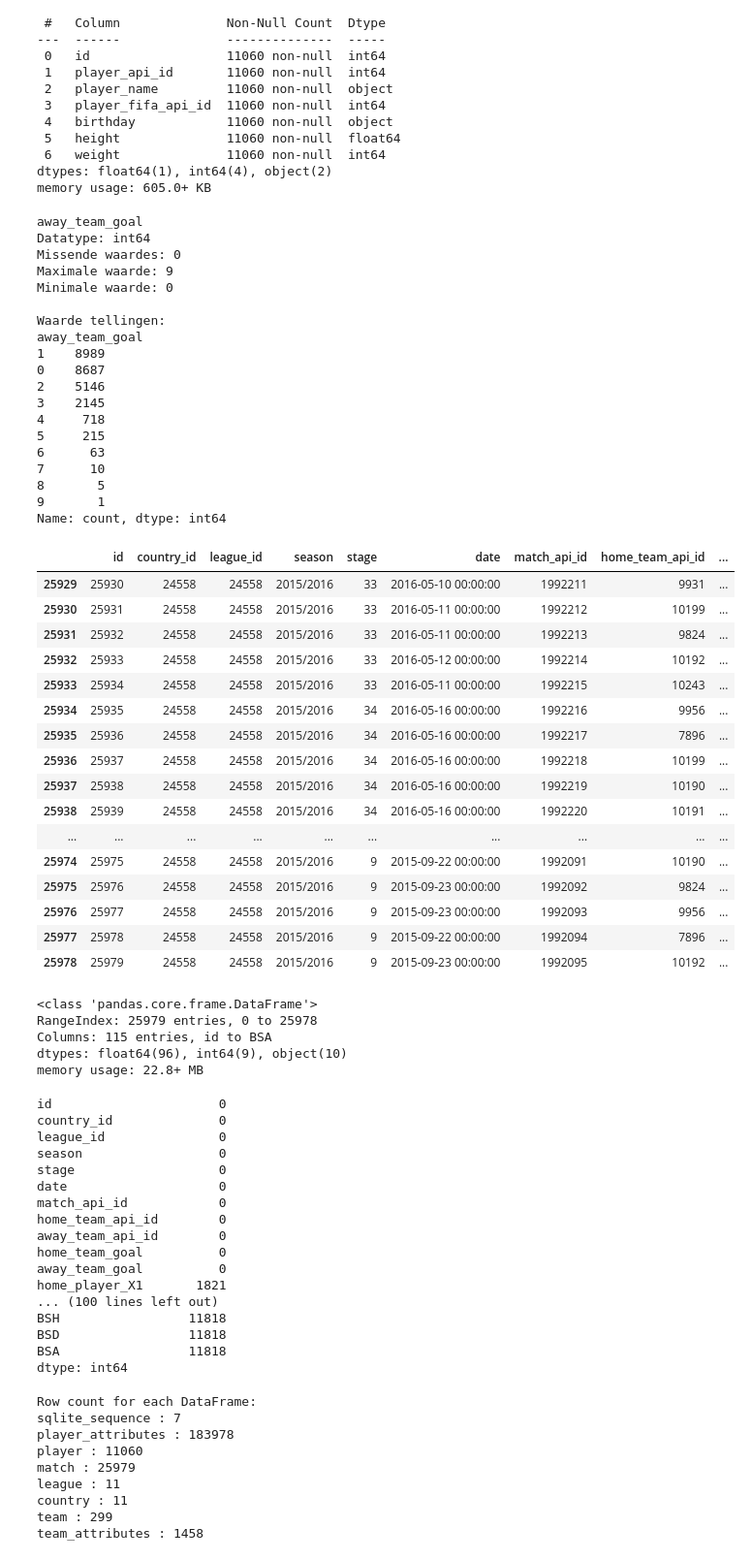
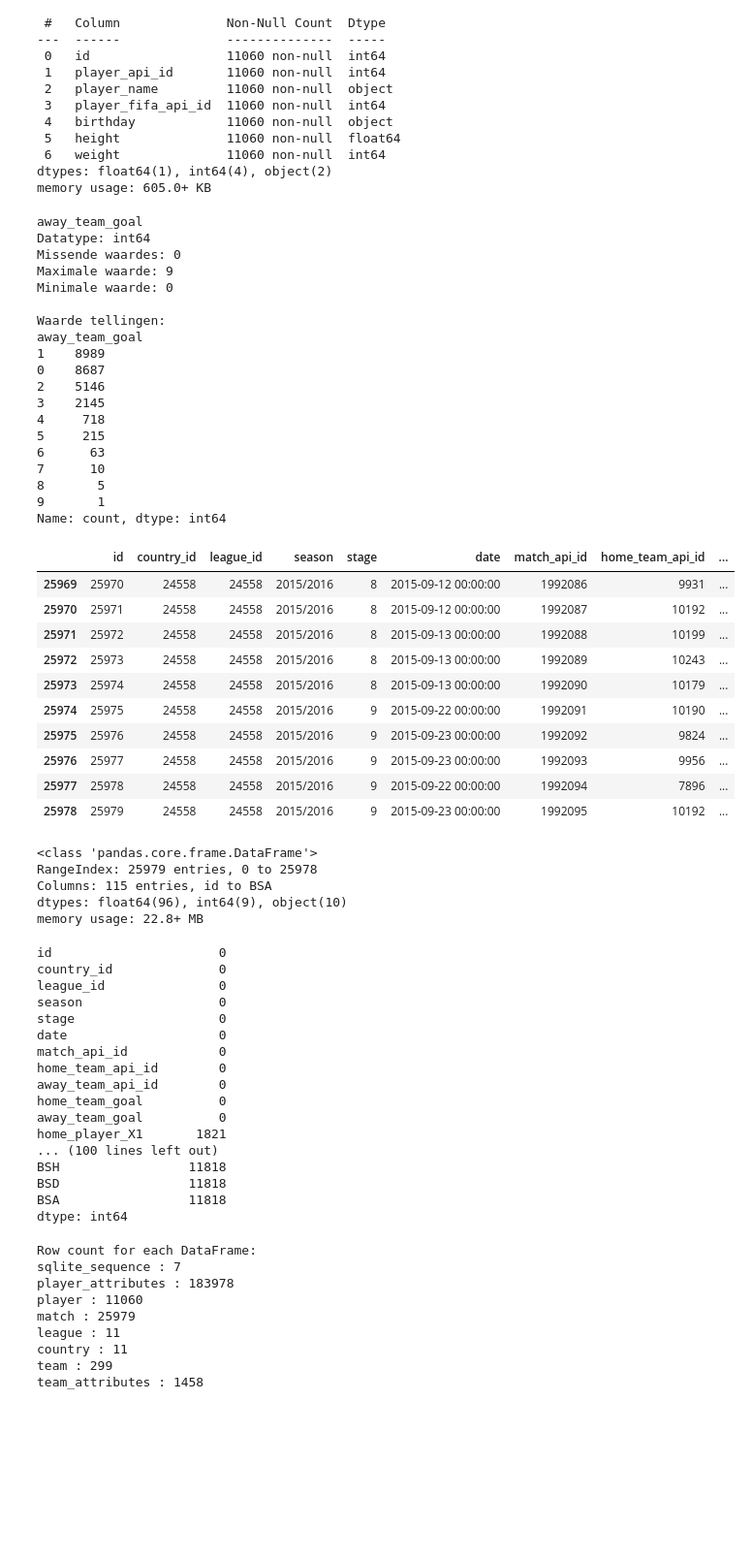
Before and after one commit to TijnD07/DataLab2-Sprint2, a Jupyter notebook: index.ipynb, the cells around one changed output. Shown at 97% size. Cells and saved outputs as stored; diff of their text form; code cells hidden in the pictures; blank space fills up the shorter version.

```diff
--- a/index.ipynb
+++ b/index.ipynb
@@ -258,7 +258,7 @@ def check_kolom(df, kolom_naam):
 check_kolom(match, 'away_team_goal')
 pd.set_option('display.max_rows', None)
 
-display(match.tail(50))
+display(match.tail(10))
 match.info()
 
 match['date'].max()
@@ -277,44 +277,38 @@ match['date'].max()
     # home_player_X(getal)= Deze geven de horizontale positie op het veld aan (de breedte) per thuis speler, elke speler heeft een ander getal achter de X (float:)
     # away_player_X(getal)= Deze geven de horizontale positie op het veld aan (de breedte) per uit speler, elke speler heeft een ander getal achter de X (float:)
     # home_player_Y(getal)= Deze geven de verticale positie op het veld aan (de lengte van het veld) per thuis speler, elke speler heeft een ander getal achter de Y (float:)
     # away_player_Y(getal)= Deze geven de verticale positie op het veld aan (de lengte van het veld) per uit speler, elke speler heeft een ander getal achter de Y (float:)
     # home_player_(getal) = de API-ID van de thuis spelers, elke speler heeft een ander getal(int: 1-11075)
     # away_player_(getal) = de API-ID van de uit spelers, elke speler heeft een ander getal(int: 1-11075)
     # goal, shoton, shotoff, foulcommit, card, cross, corner, possession = Deze kolommen bevatten gedetailleerde logboeken van gebeurtenissen tijdens de wedstrijd. De data is opgeslagen in XML-formaat en bevat extra details zoals de minuut van de actie en de betrokken spelers.
     # B365H, B365D,	B365A, BWH,	BWD, BWA, IWH, IWD, IWA, LBH, LBD, LBA,	PSH, PSD, PSA, WHH,	WHD, WHA, SJH, SJD,	SJA, VCH, VCD, VCA,	GBH, GBD, GBA, BSH, BSD, BSA = de quoteringen van verschillende bookmakers (Bet365, Bwin, Interwetten, etc.). Bevat veel NaN waardes, want niet elke bookmaker biedt odds aan voor elke competitie en sommige bookmarkers zijn inmiddels faill|iet.
 match.isna().sum()
 # %% [output]
 away_team_goal
 Datatype: int64
 Missende waardes: 0
 Maximale waarde: 9
 Minimale waarde: 0
 
 Waarde tellingen:
 away_team_goal
 1    8989
 0    8687
 2    5146
 3    2145
 4     718
 5     215
 6      63
 7      10
 8       5
 9       1
 Name: count, dtype: int64
 |  | id | country_id | league_id | season | stage | date | match_api_id | home_team_api_id | ... |
-| 25929 | 25930 | 24558 | 24558 | 2015/2016 | 33 | 2016-05-10 00:00:00 | 1992211 | 9931 | ... |
-| 25930 | 25931 | 24558 | 24558 | 2015/2016 | 33 | 2016-05-11 00:00:00 | 1992212 | 10199 | ... |
-| 25931 | 25932 | 24558 | 24558 | 2015/2016 | 33 | 2016-05-11 00:00:00 | 1992213 | 9824 | ... |
-| 25932 | 25933 | 24558 | 24558 | 2015/2016 | 33 | 2016-05-12 00:00:00 | 1992214 | 10192 | ... |
-| 25933 | 25934 | 24558 | 24558 | 2015/2016 | 33 | 2016-05-11 00:00:00 | 1992215 | 10243 | ... |
-| 25934 | 25935 | 24558 | 24558 | 2015/2016 | 34 | 2016-05-16 00:00:00 | 1992216 | 9956 | ... |
-| 25935 | 25936 | 24558 | 24558 | 2015/2016 | 34 | 2016-05-16 00:00:00 | 1992217 | 7896 | ... |
-| 25936 | 25937 | 24558 | 24558 | 2015/2016 | 34 | 2016-05-16 00:00:00 | 1992218 | 10199 | ... |
-| 25937 | 25938 | 24558 | 24558 | 2015/2016 | 34 | 2016-05-16 00:00:00 | 1992219 | 10190 | ... |
-| 25938 | 25939 | 24558 | 24558 | 2015/2016 | 34 | 2016-05-16 00:00:00 | 1992220 | 10191 | ... |
-| ... | ... | ... | ... | ... | ... | ... | ... | ... | ... |
+| 25969 | 25970 | 24558 | 24558 | 2015/2016 | 8 | 2015-09-12 00:00:00 | 1992086 | 9931 | ... |
+| 25970 | 25971 | 24558 | 24558 | 2015/2016 | 8 | 2015-09-12 00:00:00 | 1992087 | 10192 | ... |
+| 25971 | 25972 | 24558 | 24558 | 2015/2016 | 8 | 2015-09-13 00:00:00 | 1992088 | 10199 | ... |
+| 25972 | 25973 | 24558 | 24558 | 2015/2016 | 8 | 2015-09-13 00:00:00 | 1992089 | 10243 | ... |
+| 25973 | 25974 | 24558 | 24558 | 2015/2016 | 8 | 2015-09-13 00:00:00 | 1992090 | 10179 | ... |
 | 25974 | 25975 | 24558 | 24558 | 2015/2016 | 9 | 2015-09-22 00:00:00 | 1992091 | 10190 | ... |
 | 25975 | 25976 | 24558 | 24558 | 2015/2016 | 9 | 2015-09-23 00:00:00 | 1992092 | 9824 | ... |
 | 25976 | 25977 | 24558 | 24558 | 2015/2016 | 9 | 2015-09-23 00:00:00 | 1992093 | 9956 | ... |
```
Also changed, not shown: parts of 1 cell of this notebook.
